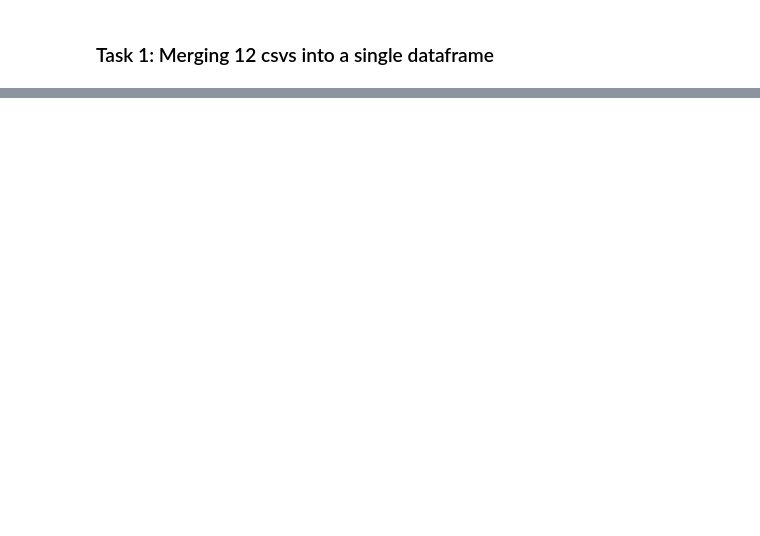
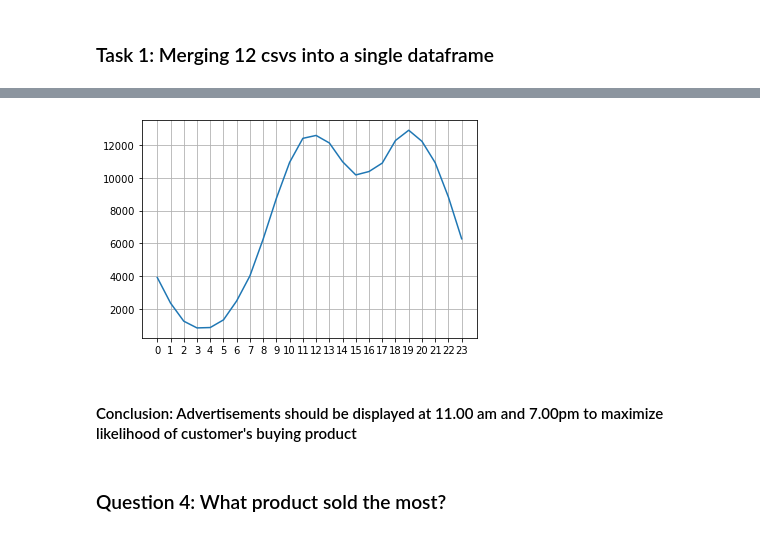
Before and after one commit to dabok12/Sales-Analysis, a Jupyter notebook: sales.ipynb, the cells around one changed output, grey strips where cells are left out. Drawn from its saved outputs; the diff is of its cells as text; code cells hidden in the pictures; blank space fills up the shorter version.

```diff
--- a/sales.ipynb
+++ b/sales.ipynb
@@ -40,0 +202,9 @@ sales_df
+# %%
+## add order time
+
+#function that extract time from date ordered
+def get_time(date):
+    return date.split(" ")[1].strip(" ")
+
+all_data['Order Time'] = all_data['Order Date'].apply(lambda x: f"{get_time(x)}")
+all_data.head()
@@ -40,0 +218,6 @@ sales_df
+# %%
+ # Add hour and minute columns
+all_data['Hour'] = pd.to_datetime(all_data['Order Date']).dt.hour
+all_data['Minute'] = pd.to_datetime(all_data['Order Date']).dt.minute
+all_data['Count'] = 1
+all_data.head()
@@ -40,0 +256,13 @@ sales_df
+# %%
+keys = [pair for pair, df in all_data.groupby(['Hour'])]
+
+plt.plot(keys, all_data.groupby(['Hour']).count()['Count'])
+plt.xticks(keys)
+plt.grid()
+plt.show()
+# %% [output]
+[figure, added]
+# %% [markdown]
+#### Conclusion: Advertisements should be displayed at 11.00 am and 7.00pm to maximize likelihood of customer's buying product
+# %% [markdown]
+ ### Question 4: What product sold the most?
```
Also changed, not shown: parts of 38 cells of this notebook, 2 other files.
